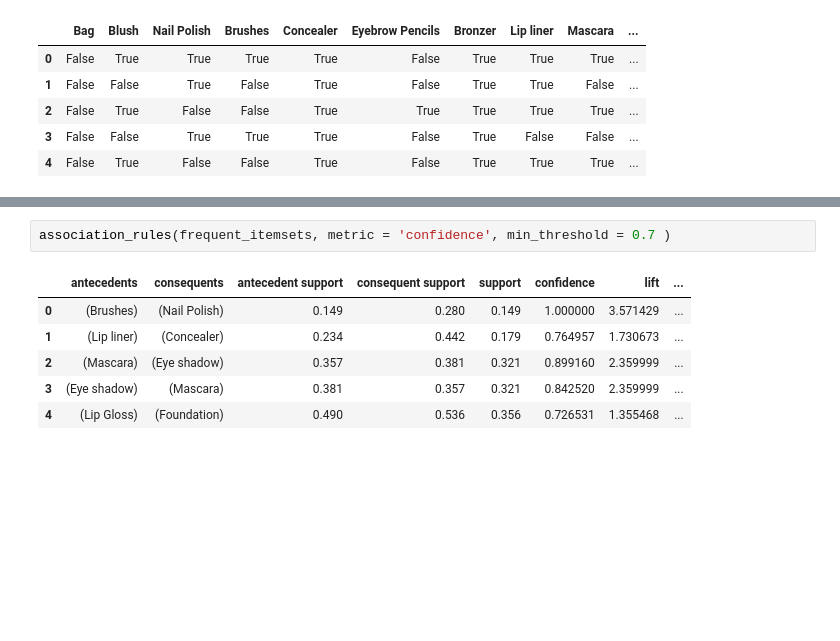
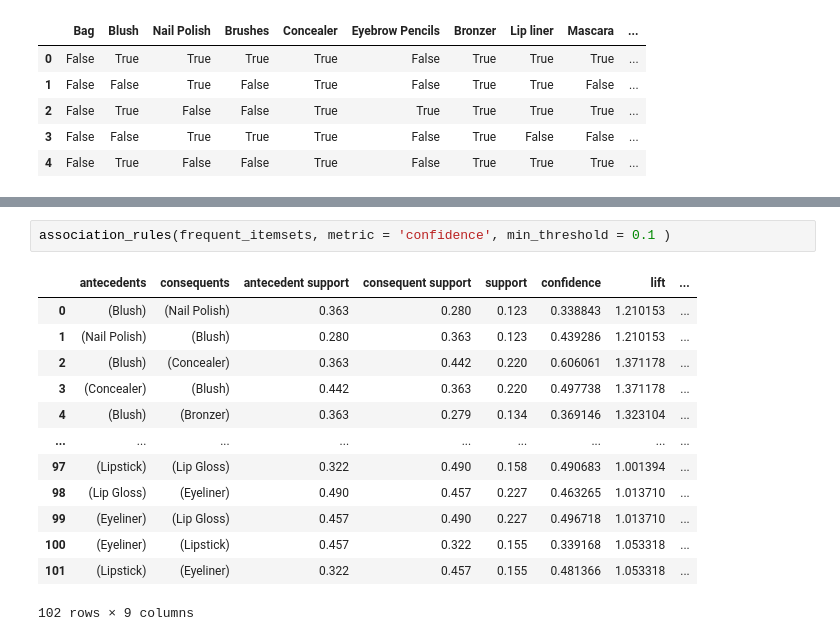
Before and after one commit to ykjoy/ML, a Jupyter notebook: association.ipynb, the cells around one changed output, grey strips where cells are left out. Saved outputs shown, nothing was run; the diff lists cells and outputs as text; blank space fills up the shorter version.

```diff
--- a/association.ipynb
+++ b/association.ipynb
@@ -231,10 +287,17 @@ print(frequent_itemsets.shape)
 # %%
-association_rules(frequent_itemsets, metric = 'confidence', min_threshold = 0.7 )
+association_rules(frequent_itemsets, metric = 'confidence', min_threshold = 0.1 )
 # %% [output]
 |  | antecedents | consequents | antecedent support | consequent support | support | confidence | lift | ... |
-| 0 | (Brushes) | (Nail Polish) | 0.149 | 0.280 | 0.149 | 1.000000 | 3.571429 | ... |
-| 1 | (Lip liner) | (Concealer) | 0.234 | 0.442 | 0.179 | 0.764957 | 1.730673 | ... |
-| 2 | (Mascara) | (Eye shadow) | 0.357 | 0.381 | 0.321 | 0.899160 | 2.359999 | ... |
-| 3 | (Eye shadow) | (Mascara) | 0.381 | 0.357 | 0.321 | 0.842520 | 2.359999 | ... |
-| 4 | (Lip Gloss) | (Foundation) | 0.490 | 0.536 | 0.356 | 0.726531 | 1.355468 | ... |
+| 0 | (Blush) | (Nail Polish) | 0.363 | 0.280 | 0.123 | 0.338843 | 1.210153 | ... |
+| 1 | (Nail Polish) | (Blush) | 0.280 | 0.363 | 0.123 | 0.439286 | 1.210153 | ... |
+| 2 | (Blush) | (Concealer) | 0.363 | 0.442 | 0.220 | 0.606061 | 1.371178 | ... |
+| 3 | (Concealer) | (Blush) | 0.442 | 0.363 | 0.220 | 0.497738 | 1.371178 | ... |
+| 4 | (Blush) | (Bronzer) | 0.363 | 0.279 | 0.134 | 0.369146 | 1.323104 | ... |
+| ... | ... | ... | ... | ... | ... | ... | ... | ... |
+| 97 | (Lipstick) | (Lip Gloss) | 0.322 | 0.490 | 0.158 | 0.490683 | 1.001394 | ... |
+| 98 | (Lip Gloss) | (Eyeliner) | 0.490 | 0.457 | 0.227 | 0.463265 | 1.013710 | ... |
+| 99 | (Eyeliner) | (Lip Gloss) | 0.457 | 0.490 | 0.227 | 0.496718 | 1.013710 | ... |
+| 100 | (Eyeliner) | (Lipstick) | 0.457 | 0.322 | 0.155 | 0.339168 | 1.053318 | ... |
+| 101 | (Lipstick) | (Eyeliner) | 0.322 | 0.457 | 0.155 | 0.481366 | 1.053318 | ... |
+102 rows × 9 columns
 # %%
```
Also changed, not shown: parts of 6 cells of this notebook.
